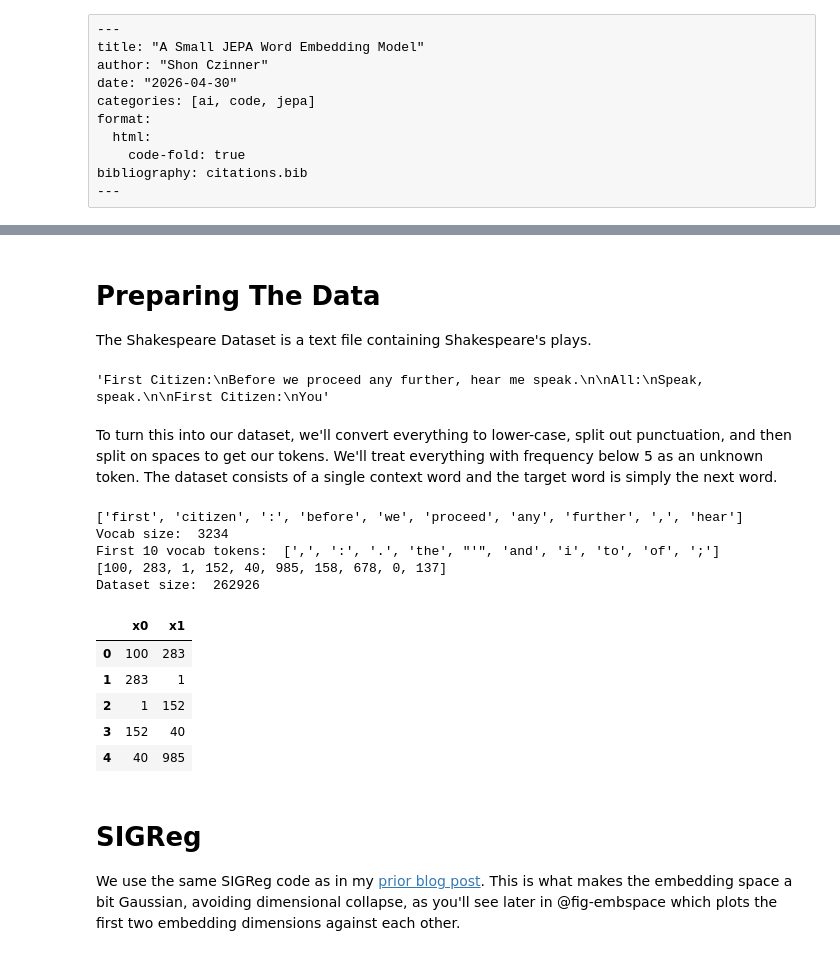
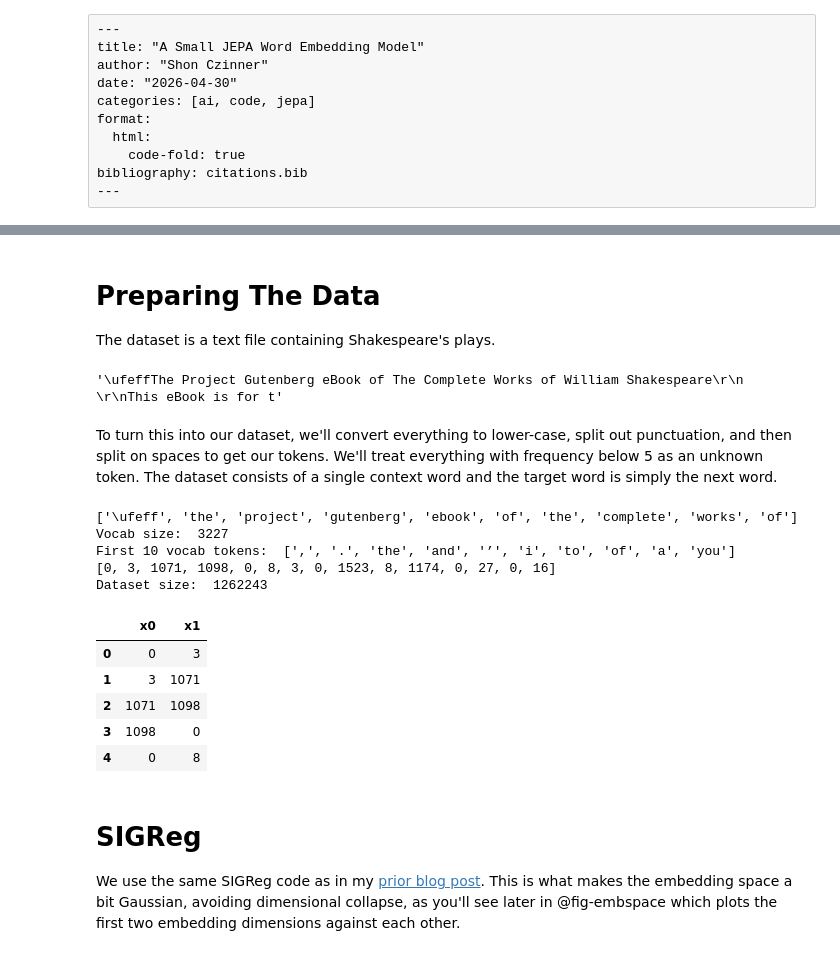
Before and after one commit to shonczinner/shonczinner.github.io, a Jupyter notebook: posts/small-jepa-language-model/index.ipynb, the cells around one changed output, grey strips where cells are left out. Saved outputs shown, nothing was run; the diff lists cells and outputs as text; code cells hidden in the pictures.

```diff
--- a/posts/small-jepa-language-model/index.ipynb
+++ b/posts/small-jepa-language-model/index.ipynb
@@ -29,56 +59,56 @@ import re
 # %% [markdown]
 # Preparing The Data
 
-The Shakespeare Dataset is a text file containing Shakespeare's plays.
+The dataset is a text file containing Shakespeare's plays.
 # %%
-txt_url = "https://raw.githubusercontent.com/karpathy/char-rnn/master/data/tinyshakespeare/input.txt"
+txt_url = "https://www.gutenberg.org/cache/epub/100/pg100.txt"
 response = requests.get(txt_url)
 txt = response.text
 txt[:100]
 # %% [output]
-'First Citizen:\nBefore we proceed any further, hear me speak.\n\nAll:\nSpeak, speak.\n\nFirst Citizen:\nYou'
+'\ufeffThe Project Gutenberg eBook of The Complete Works of William Shakespeare\r\n    \r\nThis eBook is for t'
 # %% [markdown]
 To turn this into our dataset, we'll convert everything to lower-case, split out punctuation, and then split on spaces to get our tokens. We'll treat everything with frequency below 5 as an unknown token. The dataset consists of a single context word and the target word is simply the next word.
 # %%
 # Lowercase then put spaces around punctuation and \n and then split on spaces
 tokens = re.findall(r"\w+|[^\w\s]", txt.lower(), re.UNICODE)
 print(tokens[:10])  # tokens[:10]
 
-min_freq = 5
+min_freq = 25
 vocab_freq = pd.Series(tokens).value_counts()
 vocab = vocab_freq[vocab_freq >= min_freq].index.tolist()
 print("Vocab size: ", len(vocab))
 print("First 10 vocab tokens: ", vocab[:10])
 
 # add <unk> token for out-of-vocab words
-vocab.append("<unk>")
+vocab.insert(0, "<unk>")
 token_to_id = {token: idx for idx, token in enumerate(vocab)}
 id_to_token = {idx: token for idx, token in enumerate(vocab)}
 def encode(tokens):
     return [token_to_id.get(token, token_to_id["<unk>"]) for token in tokens]
 
 def decode(token_ids):
     return [id_to_token.get(token_id, "<unk>") for token_id in token_ids]
 
 encoded = encode(tokens)
-print(encoded[:10])  # encoded[:10]
+print(encoded[:15])
 
 x0 = encoded[:-1]
 x1 = encoded[1:]
 print("Dataset size: ", len(x0))
 pd.DataFrame({"x0": x0, "x1": x1}).head()
 # %% [output]
-['first', 'citizen', ':', 'before', 'we', 'proceed', 'any', 'further', ',', 'hear']
-Vocab size:  3234
-First 10 vocab tokens:  [',', ':', '.', 'the', "'", 'and', 'i', 'to', 'of', ';']
-[100, 283, 1, 152, 40, 985, 158, 678, 0, 137]
-Dataset size:  262926
+['\ufeff', 'the', 'project', 'gutenberg', 'ebook', 'of', 'the', 'complete', 'works', 'of']
+Vocab size:  3227
+First 10 vocab tokens:  [',', '.', 'the', 'and', '’', 'i', 'to', 'of', 'a', 'you']
+[0, 3, 1071, 1098, 0, 8, 3, 0, 1523, 8, 1174, 0, 27, 0, 16]
+Dataset size:  1262243
 |  | x0 | x1 |
-| 0 | 100 | 283 |
-| 1 | 283 | 1 |
-| 2 | 1 | 152 |
-| 3 | 152 | 40 |
-| 4 | 40 | 985 |
+| 0 | 0 | 3 |
+| 1 | 3 | 1071 |
+| 2 | 1071 | 1098 |
+| 3 | 1098 | 0 |
+| 4 | 0 | 8 |
 # %% [markdown]
 # SIGReg
 We use the same SIGReg code as in my [prior blog post](/posts/sigreg-sketched-isotropic-gaussian-regularization/). This is what makes the embedding space a bit Gaussian, avoiding dimensional collapse, as you'll see later in @fig-embspace which plots the first two embedding dimensions against each other.
```
Also changed, not shown: parts of 8 cells of this notebook.
